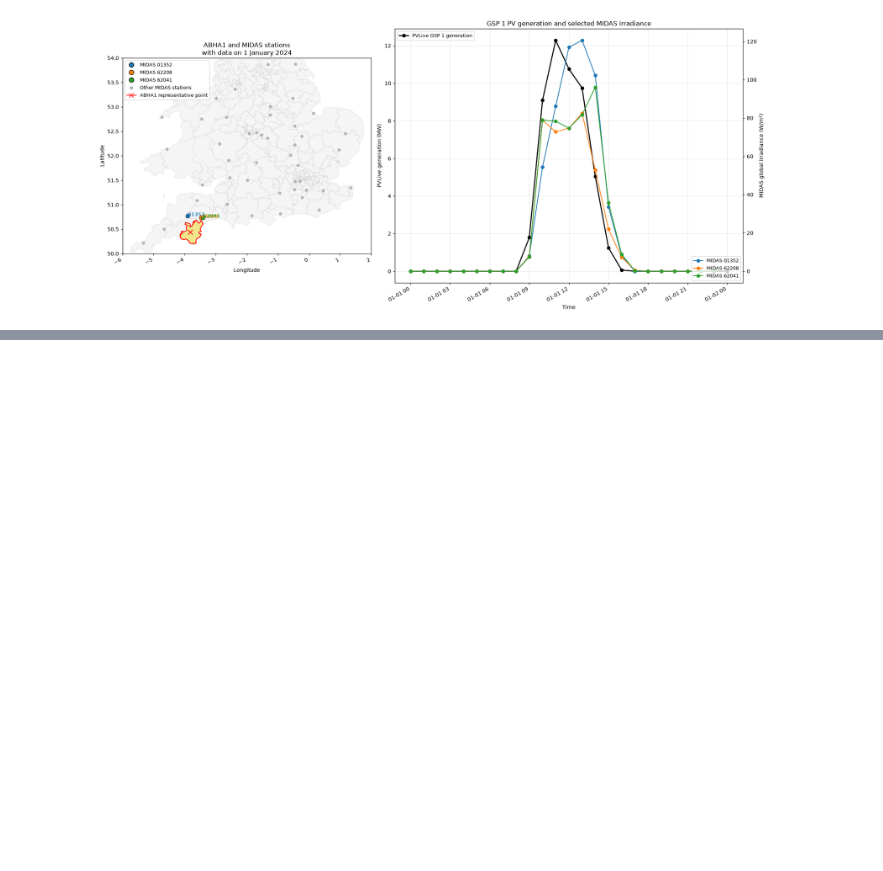
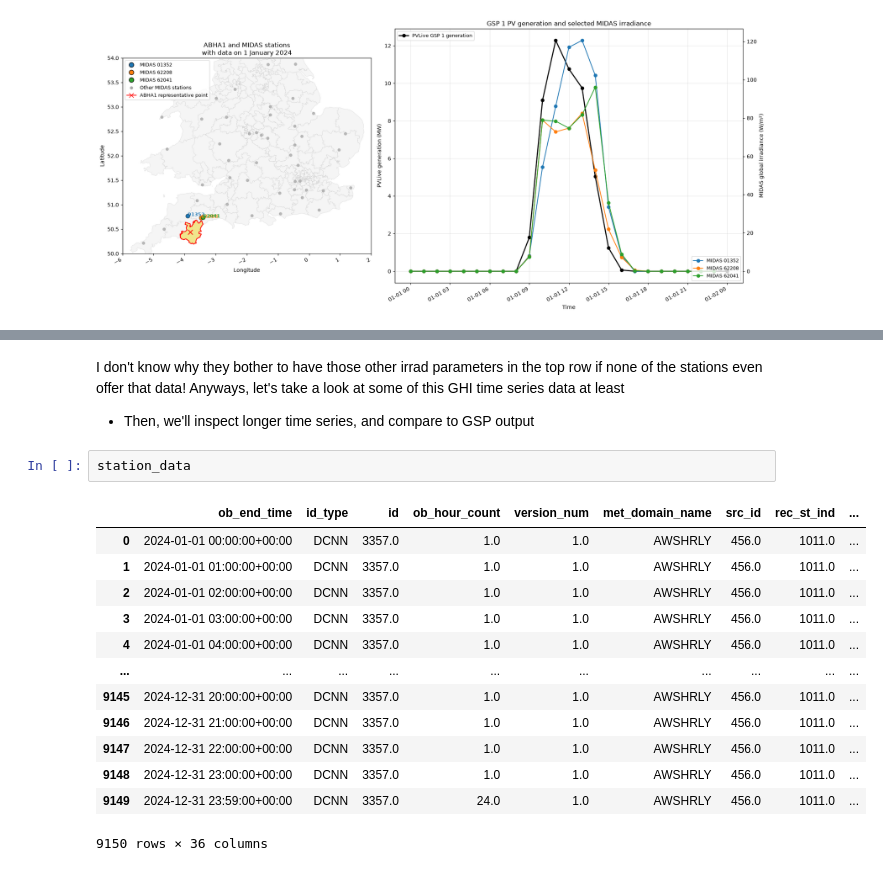
Before and after one commit to lukemccarvill/Met-Office-Solar-Luke, a Jupyter notebook: src/05_PV_and_MIDAS_correl.ipynb, the cells around one changed output, grey strips where cells are left out. Saved outputs shown, nothing was run; the diff lists cells and outputs as text; blank space fills up the shorter version.

```diff
--- a/src/05_PV_and_MIDAS_correl.ipynb
+++ b/src/05_PV_and_MIDAS_correl.ipynb
@@ -1803,0 +2477,19 @@ plt.show()
+# %% [markdown]
+I don't know why they bother to have those other irrad parameters in the top row if none of the stations even offer that data! Anyways, let's take a look at some of this GHI time series data at least
+- Then, we'll inspect longer time series, and compare to GSP output
+# %%
+station_data
+# %% [output]
+|  | ob_end_time | id_type | id | ob_hour_count | version_num | met_domain_name | src_id | rec_st_ind | ... |
+| 0 | 2024-01-01 00:00:00+00:00 | DCNN | 3357.0 | 1.0 | 1.0 | AWSHRLY | 456.0 | 1011.0 | ... |
+| 1 | 2024-01-01 01:00:00+00:00 | DCNN | 3357.0 | 1.0 | 1.0 | AWSHRLY | 456.0 | 1011.0 | ... |
+| 2 | 2024-01-01 02:00:00+00:00 | DCNN | 3357.0 | 1.0 | 1.0 | AWSHRLY | 456.0 | 1011.0 | ... |
+| 3 | 2024-01-01 03:00:00+00:00 | DCNN | 3357.0 | 1.0 | 1.0 | AWSHRLY | 456.0 | 1011.0 | ... |
+| 4 | 2024-01-01 04:00:00+00:00 | DCNN | 3357.0 | 1.0 | 1.0 | AWSHRLY | 456.0 | 1011.0 | ... |
+| ... | ... | ... | ... | ... | ... | ... | ... | ... | ... |
+| 9145 | 2024-12-31 20:00:00+00:00 | DCNN | 3357.0 | 1.0 | 1.0 | AWSHRLY | 456.0 | 1011.0 | ... |
+| 9146 | 2024-12-31 21:00:00+00:00 | DCNN | 3357.0 | 1.0 | 1.0 | AWSHRLY | 456.0 | 1011.0 | ... |
+| 9147 | 2024-12-31 22:00:00+00:00 | DCNN | 3357.0 | 1.0 | 1.0 | AWSHRLY | 456.0 | 1011.0 | ... |
+| 9148 | 2024-12-31 23:00:00+00:00 | DCNN | 3357.0 | 1.0 | 1.0 | AWSHRLY | 456.0 | 1011.0 | ... |
+| 9149 | 2024-12-31 23:59:00+00:00 | DCNN | 3357.0 | 24.0 | 1.0 | AWSHRLY | 456.0 | 1011.0 | ... |
+9150 rows × 36 columns
```
Also changed, not shown: parts of 26 cells of this notebook, 10 other files.
